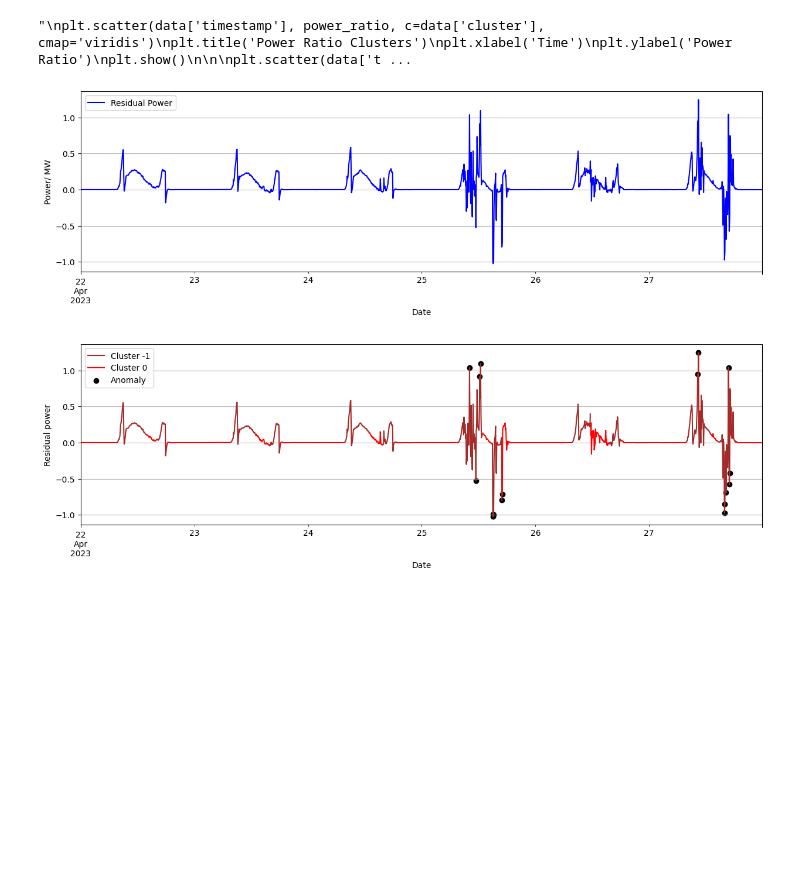
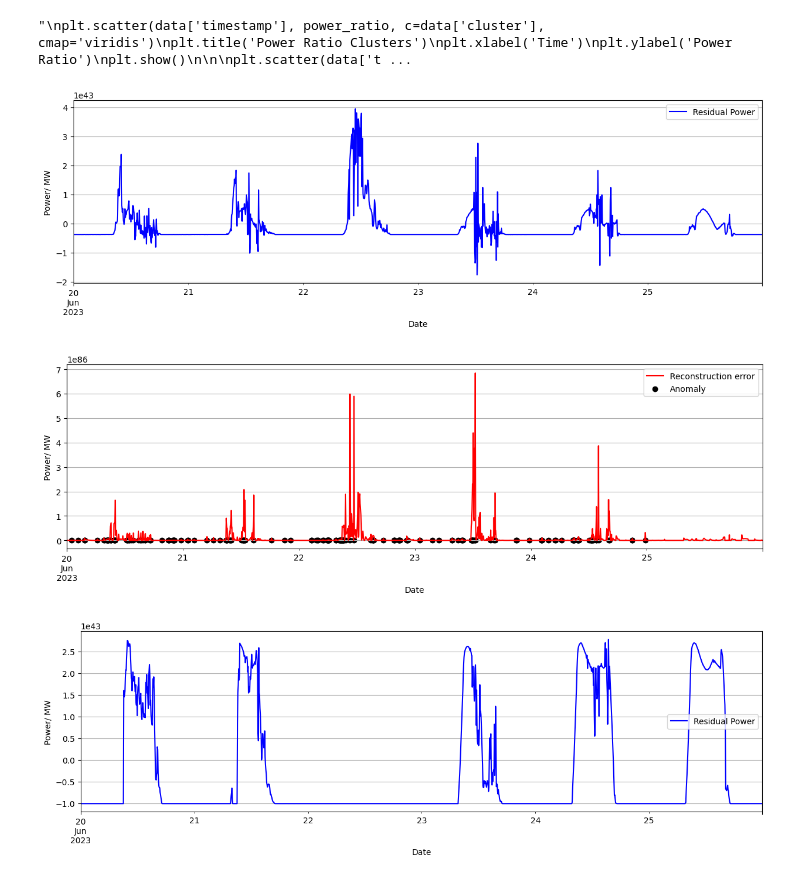
Before and after one commit to ahilan83/neoen-site, a Jupyter notebook: src/anomaly_detection_vae_lstm_clustering_one-year-data-power-loss-v0.ipynb, the cells around one changed output. Saved outputs shown, nothing was run; the diff lists cells and outputs as text; code cells hidden in the pictures; blank space fills up the shorter version.

```diff
--- a/src/anomaly_detection_vae_lstm_clustering_one-year-data-power-loss-v0.ipynb
+++ b/src/anomaly_detection_vae_lstm_clustering_one-year-data-power-loss-v0.ipynb
@@ -361,7 +420,7 @@ from sklearn.cluster import DBSCAN
 
 
 # Fit DBSCAN
-dbscan = DBSCAN(eps=0.3, min_samples=1000)
+dbscan = DBSCAN(eps=0.3, min_samples=200)
 clusters = dbscan.fit_predict(encoded_data)
 
 plt.scatter(tsne_result[:, 0], tsne_result[:, 1], c=clusters)
@@ -545,35 +658,59 @@ plt.show()
 # %% [output]
 "\nplt.scatter(data['timestamp'], power_ratio, c=data['cluster'], cmap='viridis')\nplt.title('Power Ratio Clusters')\nplt.xlabel('Time')\nplt.ylabel('Power Ratio')\nplt.show()\n\n\nplt.scatter(data['t ...
 # %%
-start_date = '2023-04-22'
-end_date = '2023-04-27'
+start_date = '2023-06-20'
+end_date = '2023-06-25'
 
 df_orginal['Power_error'][start_date:end_date].resample('5min').mean().plot(figsize=(15, 4), color =['Blue'],label='Residual Power')
 plt.ylabel('Power/ MW')
 plt.xlabel('Date')
 plt.legend()
 plt.grid(True)
 plt.show()
 
 
 # Check if clusters exist in the date range
-for cluster in range(-1,4):
-    cluster_data = df_orginal.query('Clusters == @cluster')[start_date:end_date]
-    if not cluster_data.empty:
-        cluster_data['Power_error'].resample('5min').mean().plot(
-            figsize=(15, 4),
-            color=['Red', 'Black', 'Green','Orange','Brown'][cluster],
-            label=f'Cluster {cluster}'
-        )
+#for cluster in range(-1,5):
+#    cluster_data = df_orginal.query('reconstruction_clusters == @cluster')[start_date:end_date]
+#    if not cluster_data.empty:
+#        cluster_data['Power_error'].resample('5min').mean().plot(
+#            figsize=(15, 4),
+#            color=['Red', 'Black', 'Brown','Orange','Green'][cluster],
+#            label=f'Cluster {cluster}'
+#        )
 
-plt.scatter(df_orginal[start_date:end_date].index[df_orginal[start_date:end_date]['anomaly'] == 1], df_orginal[start_date:end_date]['Power_error'][df_orginal[start_date:end_date]['anomaly'] == 1], color='black', label='Anomaly')
+#plt.scatter(df_orginal[start_date:end_date].index[df_orginal[start_date:end_date]['anomaly'] == 1], df_orginal[start_date:end_date]['Power_error'][df_orginal[start_date:end_date]['anomaly'] == 1], color='black', label='Anomaly')
+# Add labels, grid, and legend
+#plt.ylabel('Residual power')
+#plt.xlabel('Date')
+#plt.grid(True)
+#plt.legend()
+#plt.show()
 
-# Add labels, grid, and legend
-plt.ylabel('Residual power')
+df_orginal['reconstruction_error'][start_date:end_date].resample('5min').mean().plot(figsize=(15, 4), color =['Red'],label='Reconstruction error')
+#plt.scatter(df_orginal.index[df_orginal['anomaly'] == 1], df_orginal['Power_error'][df_orginal['anomaly'] == 1], color='black', label='Anomaly')
+plt.scatter(
+    df_orginal.loc[(df_orginal['anomaly'] == 1) & (df_orginal.index >= start_date) & (df_orginal.index <= end_date)].index,
+    df_orginal.loc[(df_orginal['anomaly'] == 1) & (df_orginal.index >= start_date) & (df_orginal.index <= end_date)]['Power_error'],
+    color='black',
+    label='Anomaly'
+)
+plt.ylabel('Power/ MW')
 plt.xlabel('Date')
+plt.legend()
 plt.grid(True)
+plt.show()
+
+
+df_orginal['Power'][start_date:end_date].resample('5min').mean().plot(figsize=(15, 4), color =['Blue'],label='Residual Power')
+#df_orginal[df_orginal['reconstruction_error']>threshold]['Power_error'][start_date:end_date].resample('5min').mean().plot(figsize=(15, 4), color =['Red'],label='Anomaly')
+#plt.scatter(df_orginal_period.index[df_orginal_period['anomaly'] == 1], df_orginal_period['Power_error'][df_orginal_period['anomaly'] == 1], color='black', label='Anomaly')
+plt.ylabel('Power/ MW')
+plt.xlabel('Date')
 plt.legend()
+plt.grid(True)
 plt.show()
 # %% [output]
-[figure, old version]
+[figure, new version]
-[figure, old version]
+[figure, new version]
+[figure, added]
```
Also changed, not shown: parts of 7 cells of this notebook, 17 other files.
